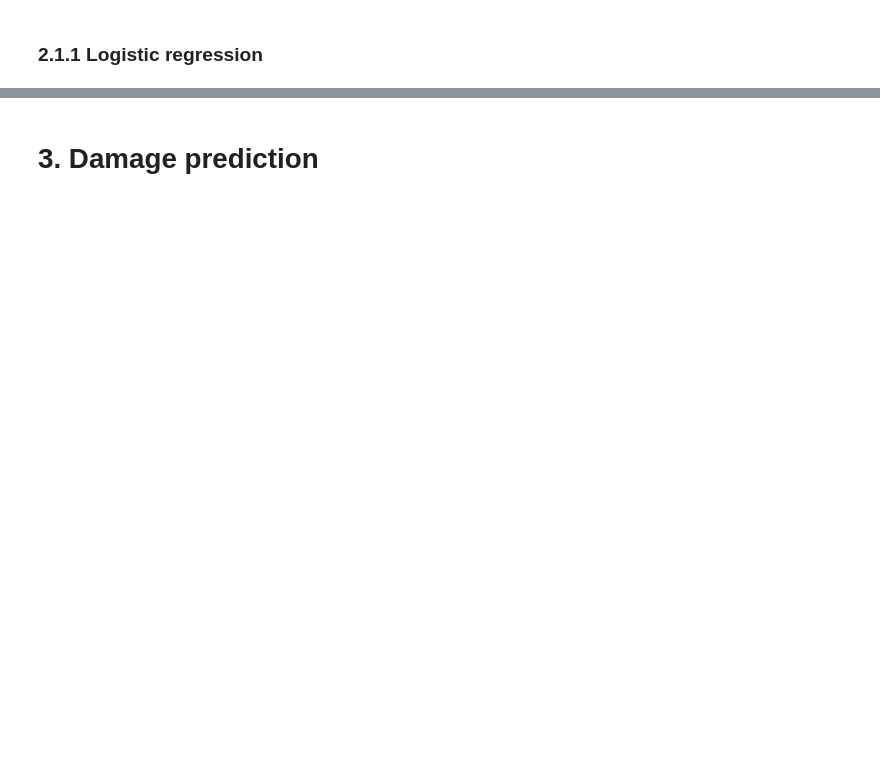
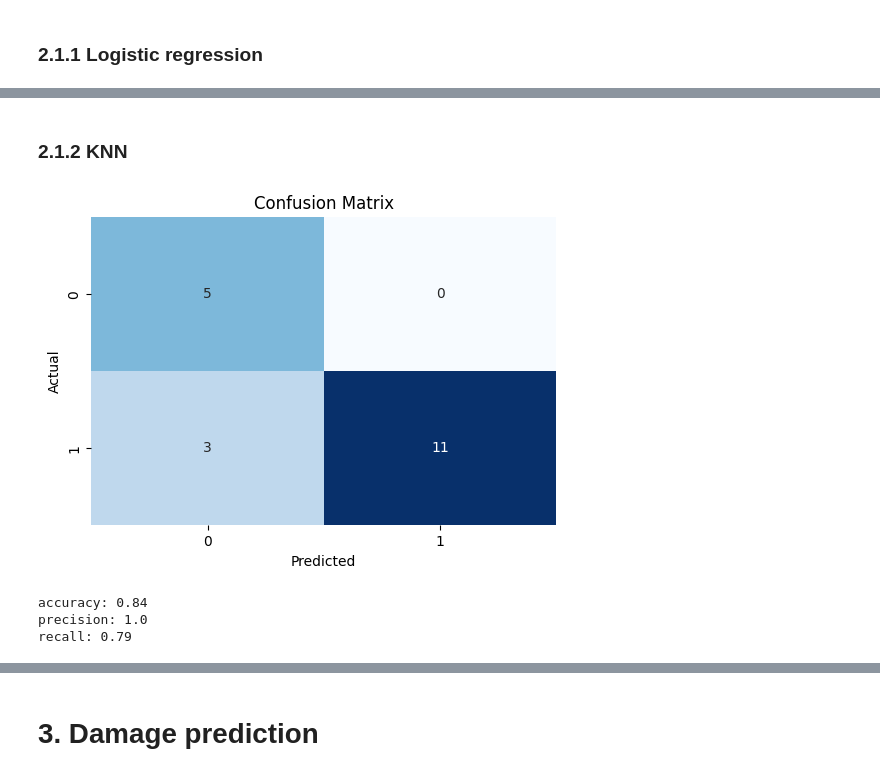
Before and after one commit to KanjiroReal/Vietnam-Storm-Damage-analysis, a Jupyter notebook: ML.ipynb, the cells around one changed output, grey strips where cells are left out. Cells and saved outputs as stored; diff of their text form; code cells hidden in the pictures; blank space fills up the shorter version.

```diff
--- a/ML.ipynb
+++ b/ML.ipynb
@@ -111,0 +120,20 @@ dump(slide_lr, ML_dir / 'logistic_regression.joblib')
+# %% [markdown]
+### 2.1.2 KNN
+# %%
+from sklearn.neighbors import KNeighborsClassifier
+
+slide_knn = KNeighborsClassifier(n_neighbors=2)
+slide_knn.fit(X_train, y_train)
+
+eval_values = evaluate(slide_knn, X_test, y_test, threshold=thresh)
+evaluate_dict[slide_knn.__class__.__name__] = eval_values
+
+plot_confusion_matrix(eval_values['confusion_matrix'])
+print(f"accuracy: {eval_values['accuracy']}")
+print(f"precision: {eval_values['precision']}")
+print(f"recall: {eval_values['recall']}")
+# %% [output]
+[figure, added]
+accuracy: 0.84
+precision: 1.0
+recall: 0.79
```
Also changed, not shown: parts of 18 cells of this notebook, 6 other files.
